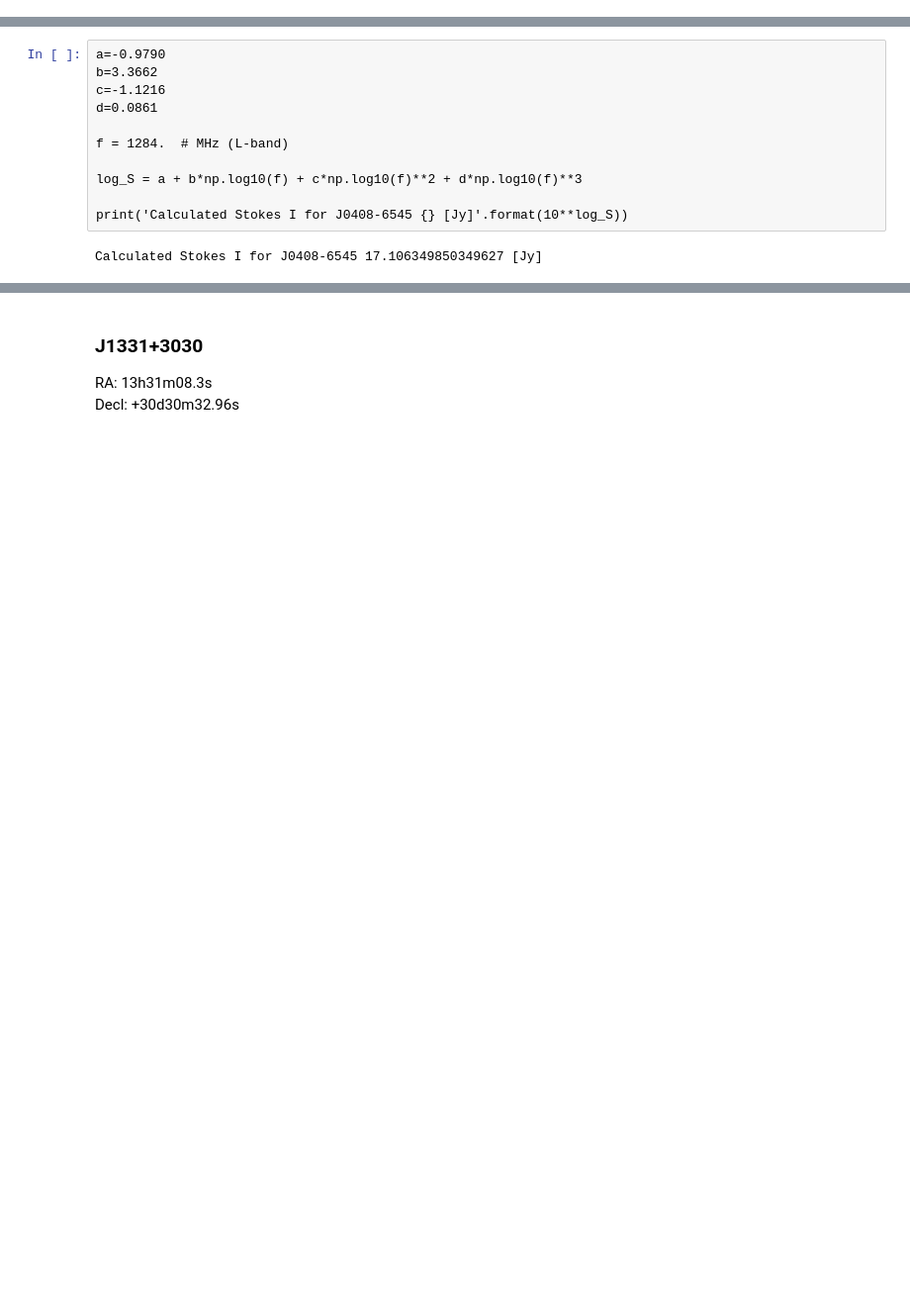
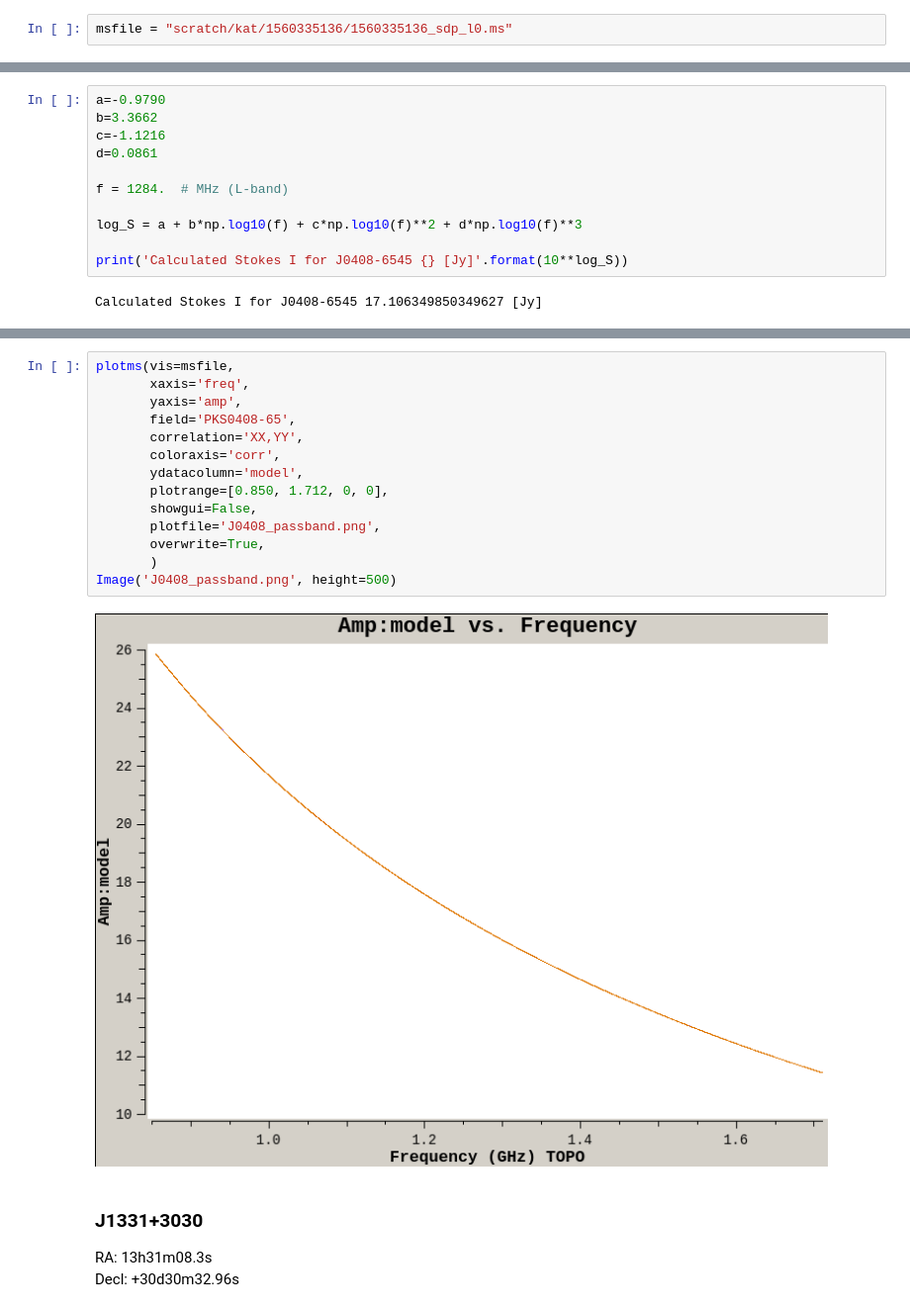
Before and after one commit to ska-sa/ARIWS-Cookbook, a Jupyter notebook: casa/Standard_flux_calibrators.ipynb, the cells around one changed output, grey strips where cells are left out. Shown: that part at 99% size. Saved outputs shown, nothing was run; the diff lists cells and outputs as text; blank space fills up the shorter version.

```diff
--- a/casa/Standard_flux_calibrators.ipynb
+++ b/casa/Standard_flux_calibrators.ipynb
@@ -13 +182,3 @@ Decl: -65d45m09.6s
+# %%
+msfile = "scratch/kat/1560335136/1560335136_sdp_l0.ms"
 # %% [markdown]
@@ -59,3 +232,19 @@ setjy(vis=msfile, field='J1939-6342', scalebychan=True, standard='Perley-Butler
+# %%
+plotms(vis=msfile,
+       xaxis='freq',
+       yaxis='amp',
+       field='PKS0408-65',
+       correlation='XX,YY',
+       coloraxis='corr',
+       ydatacolumn='model',
+       plotrange=[0.850, 1.712, 0, 0],
+       showgui=False,
+       plotfile='J0408_passband.png',
+       overwrite=True,
+       )
+Image('J0408_passband.png', height=500)
+# %% [output]
+[figure, added]
 # %% [markdown]
 ### J1331+3030
 RA: 13h31m08.3s
```
Also changed, not shown: parts of 33 cells of this notebook.
